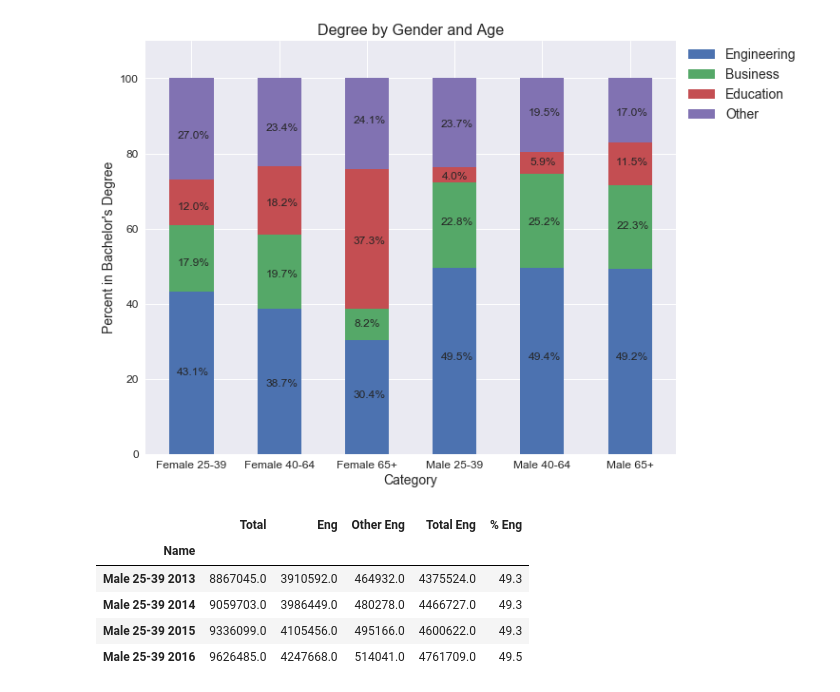
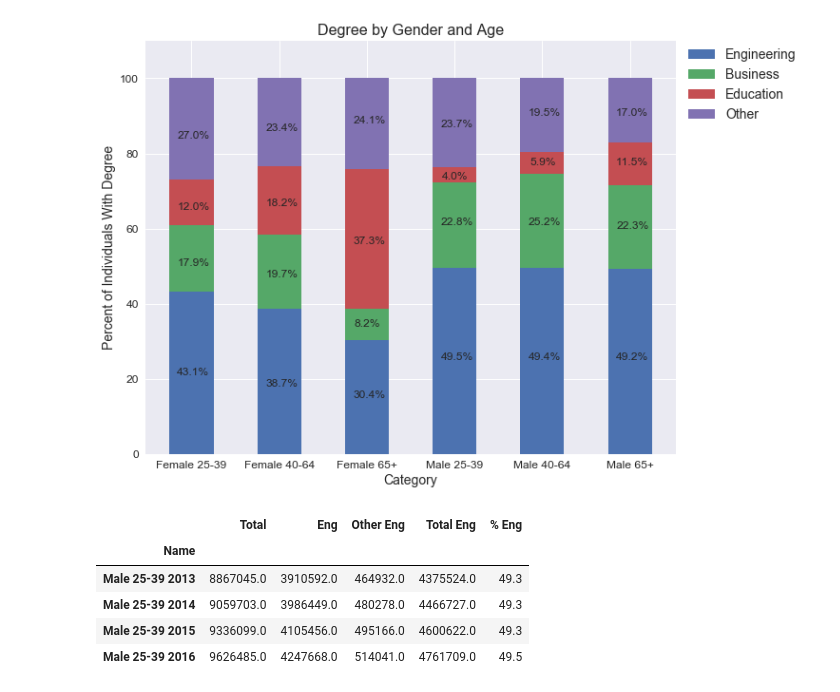
Before and after one commit to spencerrand/Census-Data-Analysis, a Jupyter notebook: Census.ipynb, the cells around one changed output. Saved outputs shown, nothing was run; the diff lists cells and outputs as text; code cells hidden in the pictures.

```diff
--- a/Census.ipynb
+++ b/Census.ipynb
@@ -125,7 +125,7 @@ p4 = plt.bar(combined_df.index, combined_df["% Other"], width, bottom=combined_d
 
 # Format chart items
 plt.ylim(0, 110)
-plt.ylabel('Percent in Bachelor\'s Degree', fontsize=14)
+plt.ylabel('Percent of Individuals With Degree', fontsize=14)
 plt.xlabel('Category', fontsize=14)
 plt.title('Degree by Gender and Age', fontsize=16)
 plt.tick_params(labelsize=12)
@@ -141,34 +141,34 @@ plt.text(0.845, 18, f"{combined_df.loc['Female 40-64', '% Eng']}%")
 plt.text(0.845, 47, f"{combined_df.loc['Female 40-64', '% Bus']}%")
 plt.text(0.845, 66, f"{combined_df.loc['Female 40-64', '% Ed']}%")
 plt.text(0.845, 86, f"{combined_df.loc['Female 40-64', '% Other']}%")
 
 plt.text(1.84, 15, f"{combined_df.loc['Female 65+', '% Eng']}%")
 plt.text(1.85, 34, f"{combined_df.loc['Female 65+', '% Bus']}%")
 plt.text(1.84, 56, f"{combined_df.loc['Female 65+', '% Ed']}%")
 plt.text(1.84, 88, f"{combined_df.loc['Female 65+', '% Other']}%")
 
 plt.text(2.84, 25, f"{combined_df.loc['Male 25-39', '% Eng']}%")
 plt.text(2.84, 61, f"{combined_df.loc['Male 25-39', '% Bus']}%")
 plt.text(2.86, 73, f"{combined_df.loc['Male 25-39', '% Ed']}%")
 plt.text(2.84, 87, f"{combined_df.loc['Male 25-39', '% Other']}%")
 
 plt.text(3.84, 25, f"{combined_df.loc['Male 40-64', '% Eng']}%")
 plt.text(3.84, 61, f"{combined_df.loc['Male 40-64', '% Bus']}%")
 plt.text(3.86, 77, f"{combined_df.loc['Male 40-64', '% Ed']}%")
 plt.text(3.84, 90, f"{combined_df.loc['Male 40-64', '% Other']}%")
 
 plt.text(4.84, 25, f"{combined_df.loc['Male 65+', '% Eng']}%")
 plt.text(4.85, 60, f"{combined_df.loc['Male 65+', '% Bus']}%")
 plt.text(4.84, 77, f"{combined_df.loc['Male 65+', '% Ed']}%")
 plt.text(4.84, 90, f"{combined_df.loc['Male 65+', '% Other']}%")
 
 # Save the figure
 plt.savefig("DegreeBreakdown.png")
 
 # Display chart
 plt.show()
 # %% [output]
-[figure, old version]
+[figure, new version]
 # %%
 def GetEngineerData(gender, year, census_total, census_eng, census_other_eng):
 # This function gets census data for just engineering degrees
```
Also changed, not shown: parts of 5 cells of this notebook.
